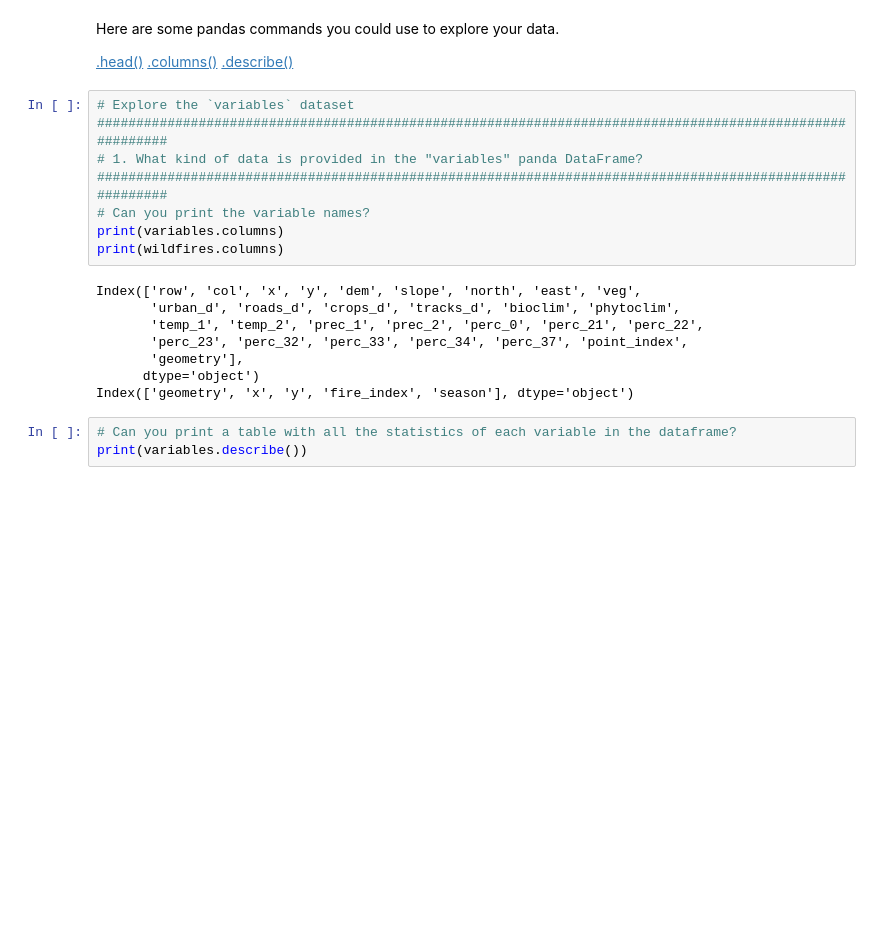
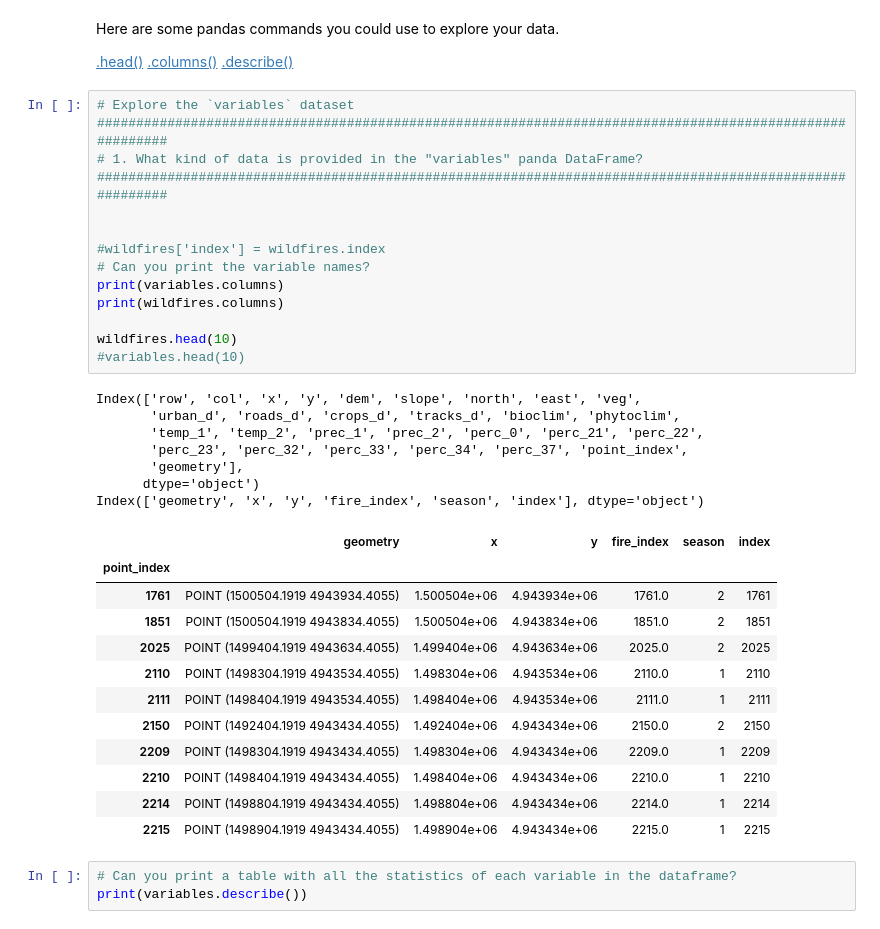
Before and after one commit to CHGROSJEAN/2024_MLEES, a Jupyter notebook: Labs/S2_4_Wildfire_Risk_Italy_Charlotte.ipynb, the cells around one changed output. Cells and saved outputs as stored; diff of their text form; blank space fills up the shorter version.

```diff
--- a/Labs/S2_4_Wildfire_Risk_Italy_Charlotte.ipynb
+++ b/Labs/S2_4_Wildfire_Risk_Italy_Charlotte.ipynb
@@ -107,19 +107,37 @@ Here are some pandas commands you could use to explore your data.
 # %%
 # Explore the `variables` dataset
 #########################################################################################################
 # 1. What kind of data is provided in the "variables" panda DataFrame?
 #########################################################################################################
+
+
+#wildfires['index'] = wildfires.index
 # Can you print the variable names?
 print(variables.columns)
 print(wildfires.columns)
+
+wildfires.head(10)
+#variables.head(10)
 # %% [output]
 Index(['row', 'col', 'x', 'y', 'dem', 'slope', 'north', 'east', 'veg',
        'urban_d', 'roads_d', 'crops_d', 'tracks_d', 'bioclim', 'phytoclim',
        'temp_1', 'temp_2', 'prec_1', 'prec_2', 'perc_0', 'perc_21', 'perc_22',
        'perc_23', 'perc_32', 'perc_33', 'perc_34', 'perc_37', 'point_index',
        'geometry'],
       dtype='object')
-Index(['geometry', 'x', 'y', 'fire_index', 'season'], dtype='object')
+Index(['geometry', 'x', 'y', 'fire_index', 'season', 'index'], dtype='object')
+|  | geometry | x | y | fire_index | season | index |
+| point_index |  |  |  |  |  |  |
+| 1761 | POINT (1500504.1919 4943934.4055) | 1.500504e+06 | 4.943934e+06 | 1761.0 | 2 | 1761 |
+| 1851 | POINT (1500504.1919 4943834.4055) | 1.500504e+06 | 4.943834e+06 | 1851.0 | 2 | 1851 |
+| 2025 | POINT (1499404.1919 4943634.4055) | 1.499404e+06 | 4.943634e+06 | 2025.0 | 2 | 2025 |
+| 2110 | POINT (1498304.1919 4943534.4055) | 1.498304e+06 | 4.943534e+06 | 2110.0 | 1 | 2110 |
+| 2111 | POINT (1498404.1919 4943534.4055) | 1.498404e+06 | 4.943534e+06 | 2111.0 | 1 | 2111 |
+| 2150 | POINT (1492404.1919 4943434.4055) | 1.492404e+06 | 4.943434e+06 | 2150.0 | 2 | 2150 |
+| 2209 | POINT (1498304.1919 4943434.4055) | 1.498304e+06 | 4.943434e+06 | 2209.0 | 1 | 2209 |
+| 2210 | POINT (1498404.1919 4943434.4055) | 1.498404e+06 | 4.943434e+06 | 2210.0 | 1 | 2210 |
+| 2214 | POINT (1498804.1919 4943434.4055) | 1.498804e+06 | 4.943434e+06 | 2214.0 | 1 | 2214 |
+| 2215 | POINT (1498904.1919 4943434.4055) | 1.498904e+06 | 4.943434e+06 | 2215.0 | 1 | 2215 |
 # %%
 # Can you print a table with all the statistics of each variable in the dataframe?
 print(variables.describe())
```
Also changed, not shown: parts of 4 cells of this notebook.
